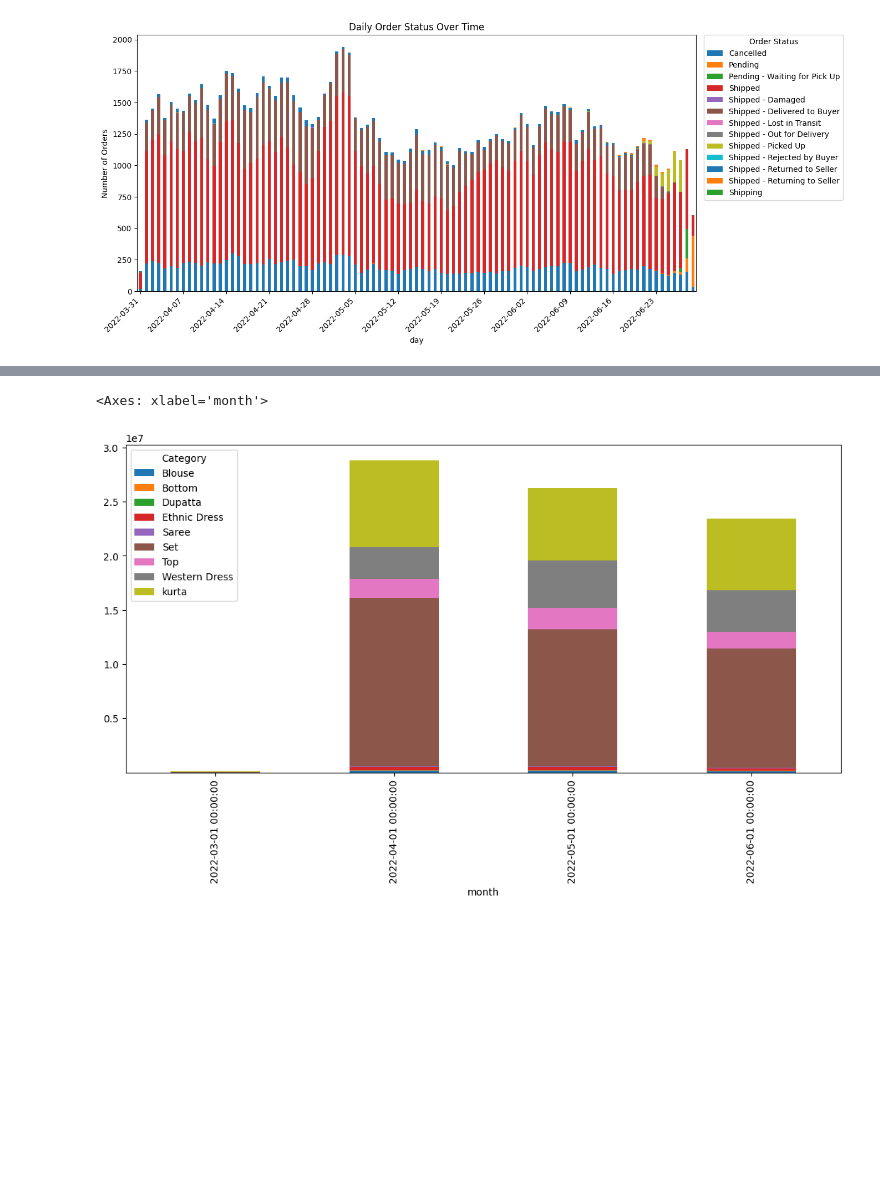
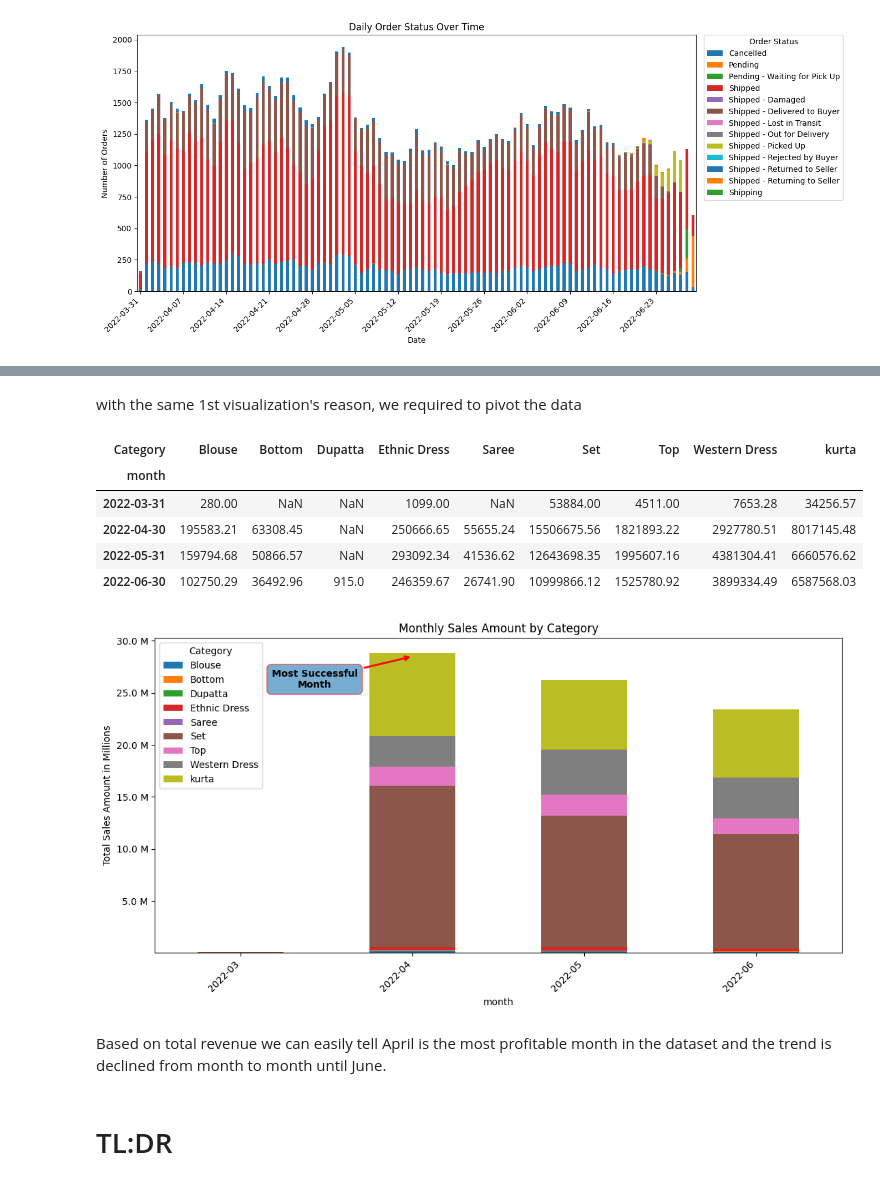
Before and after one commit to siaaldo/verihubs_tech_test, a Jupyter notebook: visualization_and_findings.ipynb, the cells around one changed output, grey strips where cells are left out. Cells and saved outputs as stored; diff of their text form; code cells hidden in the pictures; blank space fills up the shorter version.

Commit message:
Repush the visualization_and_findings.ipynb

```diff
--- a/visualization_and_findings.ipynb
+++ b/visualization_and_findings.ipynb
@@ -24,2 +91,3 @@ plt.show()
 # %%
-df_rev = conn.execute("SELECT * FROM monthly_category_sales").df()
+# Load Monthly Category Sales Data
+df_monthly_sales = conn.execute("SELECT * FROM monthly_category_sales").df()
@@ -46,7 +94,50 @@ df_rev
+# %% [markdown]
+with the same 1st visualization's reason, we required to pivot the data
 # %%
-df_rev_pivot = df_rev.pivot_table(index="month", columns="Category", values="total_amount")
+df_sales_pivot = df_monthly_sales.pivot_table(index=pd.Grouper(key='month', freq="ME"), columns="Category", values="total_amount") # pivot the dataframe to match matplotlib requirement
+
+df_sales_pivot
+# %% [output]
+| Category | Blouse | Bottom | Dupatta | Ethnic Dress | Saree | Set | Top | Western Dress | kurta |
+| month |  |  |  |  |  |  |  |  |  |
+| 2022-03-31 | 280.00 | NaN | NaN | 1099.00 | NaN | 53884.00 | 4511.00 | 7653.28 | 34256.57 |
+| 2022-04-30 | 195583.21 | 63308.45 | NaN | 250666.65 | 55655.24 | 15506675.56 | 1821893.22 | 2927780.51 | 8017145.48 |
+| 2022-05-31 | 159794.68 | 50866.57 | NaN | 293092.34 | 41536.62 | 12643698.35 | 1995607.16 | 4381304.41 | 6660576.62 |
+| 2022-06-30 | 102750.29 | 36492.96 | 915.0 | 246359.67 | 26741.90 | 10999866.12 | 1525780.92 | 3899334.49 | 6587568.03 |
 # %%
-df_rev_pivot.plot(kind='bar', stacked=True, figsize=(13, 6))
+# Visualization 2: Stacked Bar Chart of Daily Order by Status
+
+fig2, ax2 = plt.subplots(figsize=(13, 6)) # create a figure size and axis variable
+
+df_sales_pivot.plot(kind='bar', stacked=True, rot=45, ax=ax2) # create the stacked bar chart
+
+ax2.set_xticklabels(df_sales_pivot.index.strftime('%Y-%m'), rotation=45, ha='right') # format x ticks labels to show date properly
+
+# create a function to format y-axis labels into millions
+def millions(x, pos):
+    return f'{x * 1e-6:.1f} M'
+
+ax2.yaxis.set_major_formatter(FuncFormatter(millions)) # apply the formatter to y-axis
+
+# create annotation to highlight the most successful month
+ax2.annotate('Most Successful\nMonth',
+            xy=(1, 28.5e6),  # point to the top of April bar
+            xytext=(0.43, 25.5e6),  # position of text
+            fontsize=10, # font size
+            color='red', # font color
+            fontweight='bold', # font weight
+            ha='center', # alignment
+            arrowprops=dict(arrowstyle='->', color='red', lw=2), # arrow formatting
+            bbox=dict(boxstyle='round,pad=0.5', edgecolor='red', alpha=0.6) # box formatting
+            )
+
+ax2.set_ylabel("Total Sales Amount in Millions") # name the y-axis
+ax2.set_title("Monthly Sales Amount by Category") # set the title of the plot
+
+plt.show() # show the plot
 # %% [output]
-<Axes: xlabel='month'>
-[figure, old version]
+[figure, new version]
+# %% [markdown]
+Based on total revenue we can easily tell April is the most profitable month in the dataset and the trend is declined from month to month until June.
+# %% [markdown]
+# TL:DR
```
Also changed, not shown: parts of 17 cells of this notebook, 1 other file.
